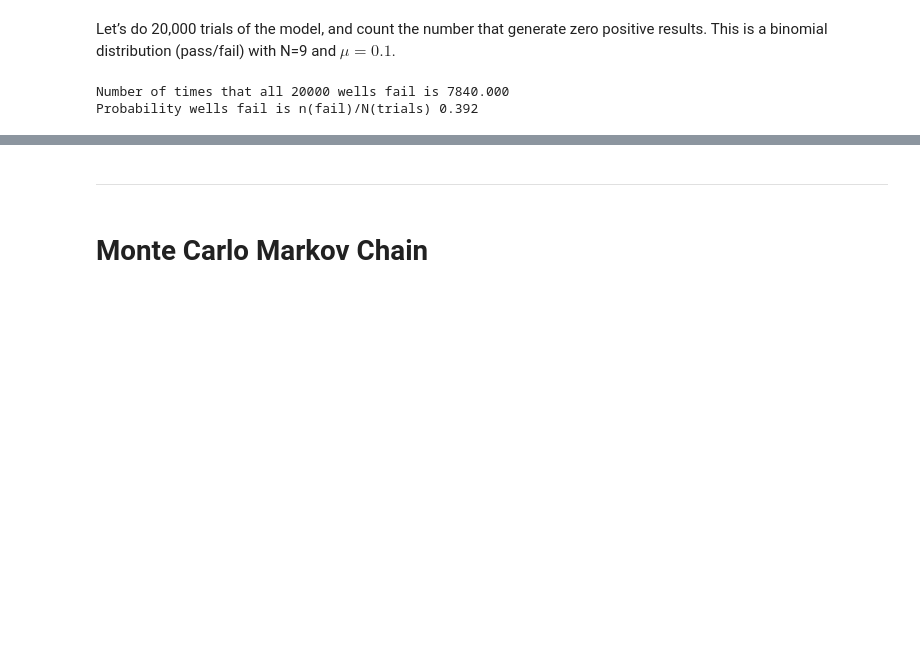
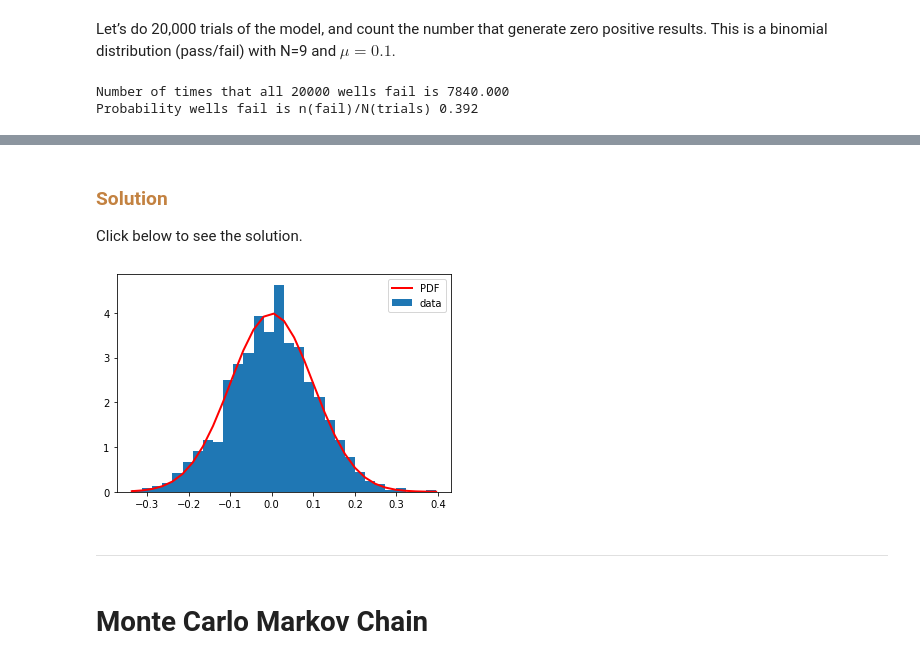
Before and after one commit to philrelton/Data-Analysis-2022, a Jupyter notebook: blended_exercises/Chapter 7/Chapter7.ipynb, the cells around one changed output, grey strips where cells are left out. Drawn from its saved outputs; the diff is of its cells as text; code cells hidden in the pictures; blank space fills up the shorter version.

```diff
--- a/blended_exercises/Chapter 7/Chapter7.ipynb
+++ b/blended_exercises/Chapter 7/Chapter7.ipynb
@@ -144,3 +189,33 @@ Probability wells fail is n(fail)/N(trials) 0.392
+# %% [markdown]
+###  <font color=#c38241> Solution</font>
+
+Click below to see the solution.
+# %%
+from scipy import stats
+import pylab as plt # for plotting
+# the line below makes the plot appear in the jupyter notebook
+%matplotlib inline
+
+# a function that outputs the probability density function
+# of a normal distribution given a mean and standard deviation
+def pdf_func(mean,std,x):
+    result = 1./(std * np.sqrt(2 * np.pi)) * np.exp(- (x - mean)**2 / (2 * std**2) )
+    return result
+
+# generate data from random distribution with mean = 0 and standard deviation = 0.1
+mean_data = 0
+std_data = 0.1
+random_data = np.random.normal(mean_data,std_data, 1000)
+
+# plot the histogram of data generated above and produce bins for pdf function
+count, bins, ignored = plt.hist(random_data, 30, density=True,label='data')
+# now
+plt.plot(bins,pdf_func(mean_data,std_data,bins), linewidth=2, color='r',label='PDF')
+
+plt.legend()
+plt.show()
+# %% [output]
+[figure, added]
 # %% [markdown]
 ***
 # %% [markdown]
```
Also changed, not shown: parts of 5 cells of this notebook, 1 other file.
